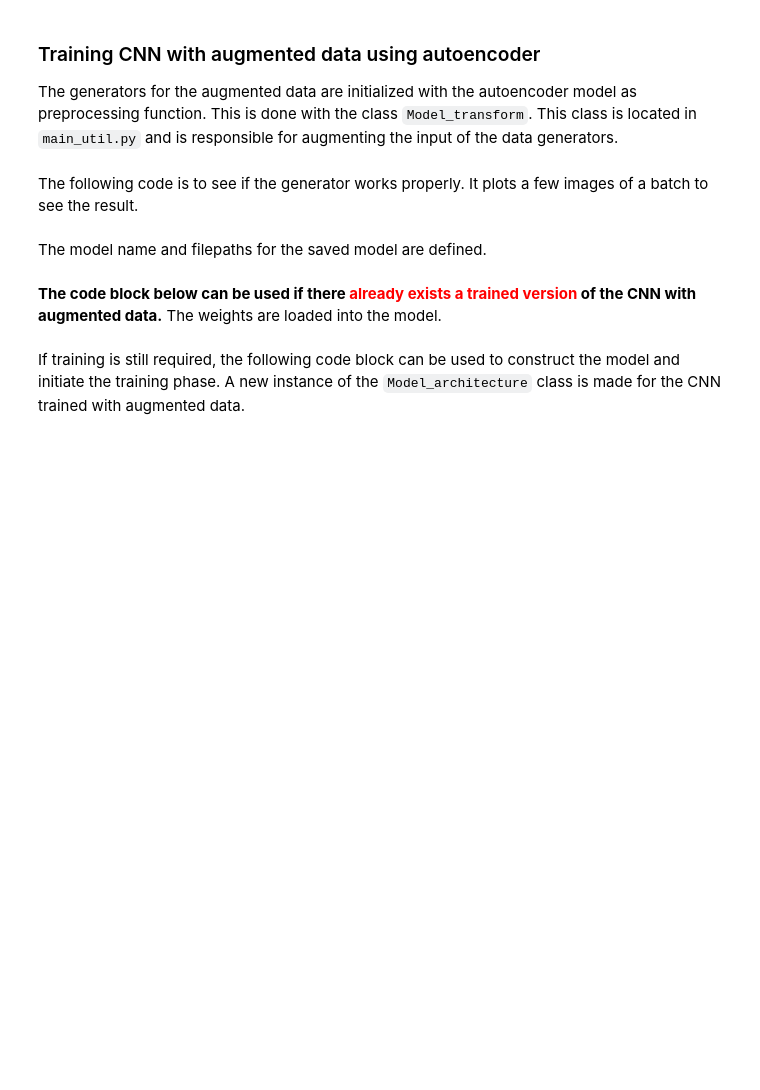
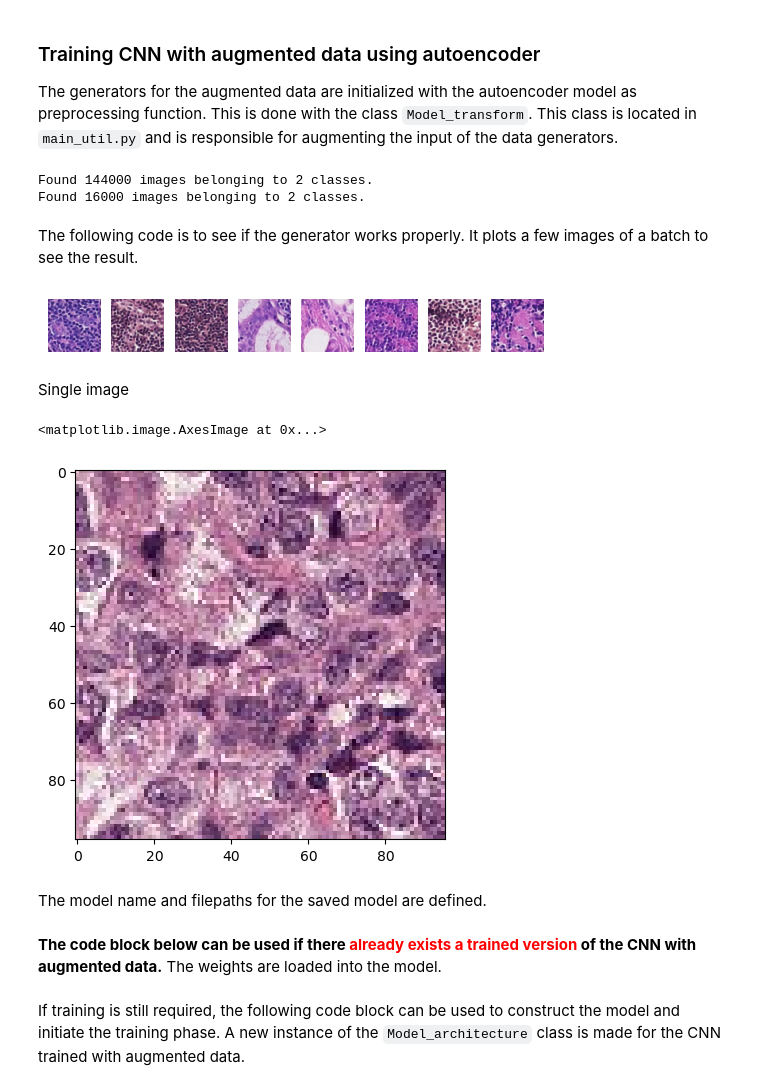
Before and after one commit to Undefined1234/8p361-project-imaging_gr2, a Jupyter notebook: main_project/main_project_notebook.ipynb, the cells around one changed output. Cells and saved outputs as stored; diff of their text form; code cells hidden in the pictures; blank space fills up the shorter version.

Commit message:
Notebook adjustments & model training

```diff
--- a/main_project/main_project_notebook.ipynb
+++ b/main_project/main_project_notebook.ipynb
@@ -112,12 +117,13 @@ roc.plot();
 First, the model name and the filepath for the saved model are defined. Next, we need to construct new data generators. The training process of the autoencoder is unsupervised so the class mode of the data generators should be set to `input`. With these new generators, the autoencoder can be trained effectively.
 # %%
 # Defining model name and paths
-model_name = "autoencoder"
+model_name = "autoencoder_Constantijn"
 save_filepath = f"trained_models/{model_name}.tf"
 model_filepath = f"trained_models/{model_name}.json"
 weights_filepath = f"trained_models/{model_name}_weights.hdf5"
 # %%
 # Constructing the data generators for unsupervised learning for autoencoder training
+path = "../"
 train_gen_ae, val_gen_ae = get_pcam_generators(path,
                                                train_batch_size=16,
                                                val_batch_size=16,
@@ -160,7 +189,7 @@ val_steps = val_gen_ae.n//val_gen_ae.batch_size
 history = model_ae.fit(train_gen_ae, steps_per_epoch=train_steps,
                         validation_data=val_gen_ae,
                         validation_steps=val_steps,
-                        epochs=3,
+                        epochs=1,
                         callbacks=callbacks_list)
 
 model_ae.save(save_filepath)
@@ -183,11 +221,15 @@ ax[1].set_title("Reconstructed image");
 The generators for the augmented data are initialized with the autoencoder model as preprocessing function. This is done with the class `Model_transform`. This class is located in `main_util.py` and is responsible for augmenting the input of the data generators.
 # %%
 # Constructing the data generators for the augmented dataset
+transformation = Model_transform(model_ae, augmentation_factor=0)
 train_gen_aug, val_gen_aug = get_pcam_generators(path,
                                                  train_batch_size=16,
                                                  val_batch_size=16,
                                                  class_mode="binary",
-                                                 prep_function=Model_transform(model_ae).model_transform)
+                                                 prep_function=transformation.model_transform)
+# %% [output]
+Found 144000 images belonging to 2 classes.
+Found 16000 images belonging to 2 classes.
 # %% [markdown]
 The following code is to see if the generator works properly. It plots a few images of a batch to see the result.
 # %%
@@ -197,6 +239,15 @@ for images, labels in train_gen_aug:
         ax[i].imshow(images[i])
         ax[i].axis("off")
     break
+# %% [output]
+[figure, added]
+# %% [markdown]
+<p>Single image</p>
+# %%
+plt.imshow(train_gen_aug[0][0][2])
+# %% [output]
+<matplotlib.image.AxesImage at 0x...>
+[figure, added]
 # %% [markdown]
 The model name and filepaths for the saved model are defined.
 # %%
```
Also changed, not shown: parts of 7 cells of this notebook, 9 other files.
